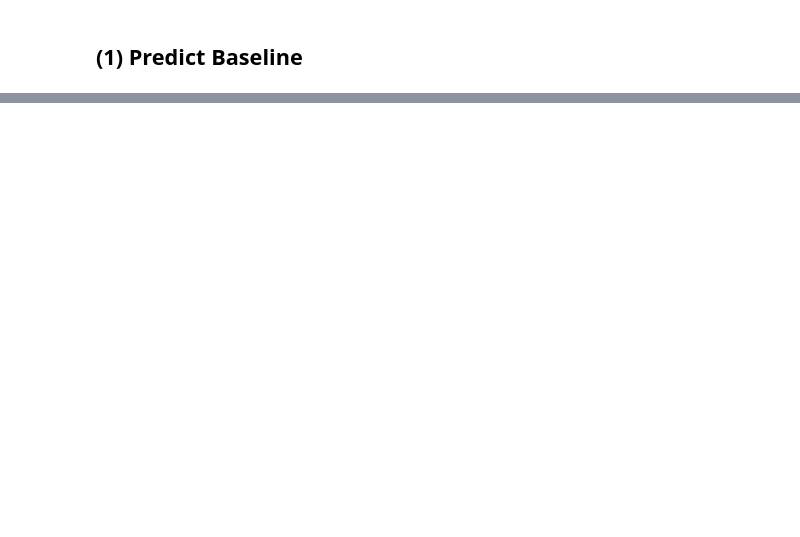
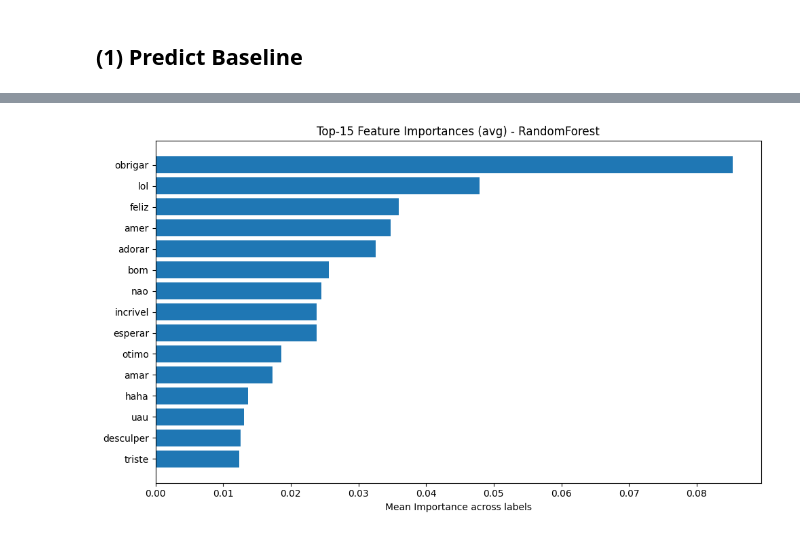
Before and after one commit to LuanBarbs/tcc-emotion-detection-nlp, a Jupyter notebook: src/baseline/baseline_05_GoEmotions_TFIDF.ipynb, the cells around one changed output, grey strips where cells are left out. Drawn from its saved outputs; the diff is of its cells as text; code cells hidden in the pictures; blank space fills up the shorter version.

```diff
--- a/src/baseline/baseline_05_GoEmotions_TFIDF.ipynb
+++ b/src/baseline/baseline_05_GoEmotions_TFIDF.ipynb
@@ -154,12 +149,12 @@ X_text_train, X_text_aux, y_train, y_aux = train_test_split(
     X_text, y,
     train_size=0.70,
     random_state=42,
-    stratify=y
 )
 
 X_text_dev, X_text_test, y_dev, y_test = train_test_split(
     X_text_aux, y_aux,
     train_size=0.50,
     random_state=42,
-    stratify=y_aux
 )
+
+print(X_text_train.shape, X_text_dev.shape, X_text_test.shape)
@@ -166,16 +163,9 @@ X_text_dev, X_text_test, y_dev, y_test = train_test_split(
 # %%
 models_for_testing = {
-    "LogisticRegression": OneVsRestClassifier(LogisticRegression(max_iter=None, random_state=42)),
+    "LogisticRegression": OneVsRestClassifier(LogisticRegression(max_iter=1000, random_state=42)),
     "RidgeClassifier": RidgeClassifier(random_state=42),
-    "SGDClassifier": OneVsRestClassifier(SGDClassifier(random_state=42)),
-    "PassiveAggressive": OneVsRestClassifier(PassiveAggressiveClassifier(random_state=42)),
-    "MultinomialNB": MultinomialNB(),
-    "ComplementNB": ComplementNB(),
-    "KNN": KNeighborsClassifier(),
-    "DecisionTree": DecisionTreeClassifier(random_state=42),
     "LinearSVC": OneVsRestClassifier(LinearSVC(random_state=42)),
-    "SVC": SVC(random_state=42),
-    "RandomForest": RandomForestClassifier(random_state=42),
+    "RandomForest": RandomForestClassifier(n_estimators=200, max_depth=20, min_samples_leaf=5, random_state=42),
     "XGBClassifier": OneVsRestClassifier(
         XGBClassifier(
             objective="binary:logistic",
@@ -193,7 +183,7 @@ def run_predictions(name, model, X_text_train, y_train):
     print("=" * 80)
 
     pipe = Pipeline([
-        ("tfidf", TfidfVectorizer()),
+        ("tfidf", TfidfVectorizer(max_features=30000)),
         ("model", model)
     ])
 
@@ -262,35 +281,11 @@ formatted_df.style.hide(axis="index")
 # %%
 pipe_rf = Pipeline([
-    ("tfidf", TfidfVectorizer()),
-    ("model", RandomForestClassifier(random_state=42))
+    ("tfidf", TfidfVectorizer(max_features=30000)),
+    ("model", RandomForestClassifier(n_estimators=200, max_depth=20, min_samples_leaf=5, random_state=42))
 ])
 pipe_rf.fit(X_text_train, y_train)
 
 feature_names = pipe_rf["tfidf"].get_feature_names_out()
 plot_feature_importance_top_k(pipe_rf["model"], feature_names, k=15, model_name="RandomForest")
-
-pipe_xgb = Pipeline([
-    ("tfidf", TfidfVectorizer()),
-    ("model", OneVsRestClassifier(
-        XGBClassifier(
-            objective="binary:logistic",
-            eval_metric="logloss",
-            random_state=42,
-            verbosity=0
-        )
-    ))
-])
-
-pipe_xgb.fit(X_text_train, y_train)
-
-feature_names = pipe_xgb.named_steps["tfidf"].get_feature_names_out()
-
-plot_permutation_importance_top_k(
-    pipe_xgb,
-    X_text_dev,
-    y_dev,
-    feature_names,
-    k=15,
-    model_name="XGB (multilabel)",
-    scoring="f1_macro"
-)
+# %% [output]
+[figure, added]
```
Also changed, not shown: parts of 6 cells of this notebook, 8 other files.
